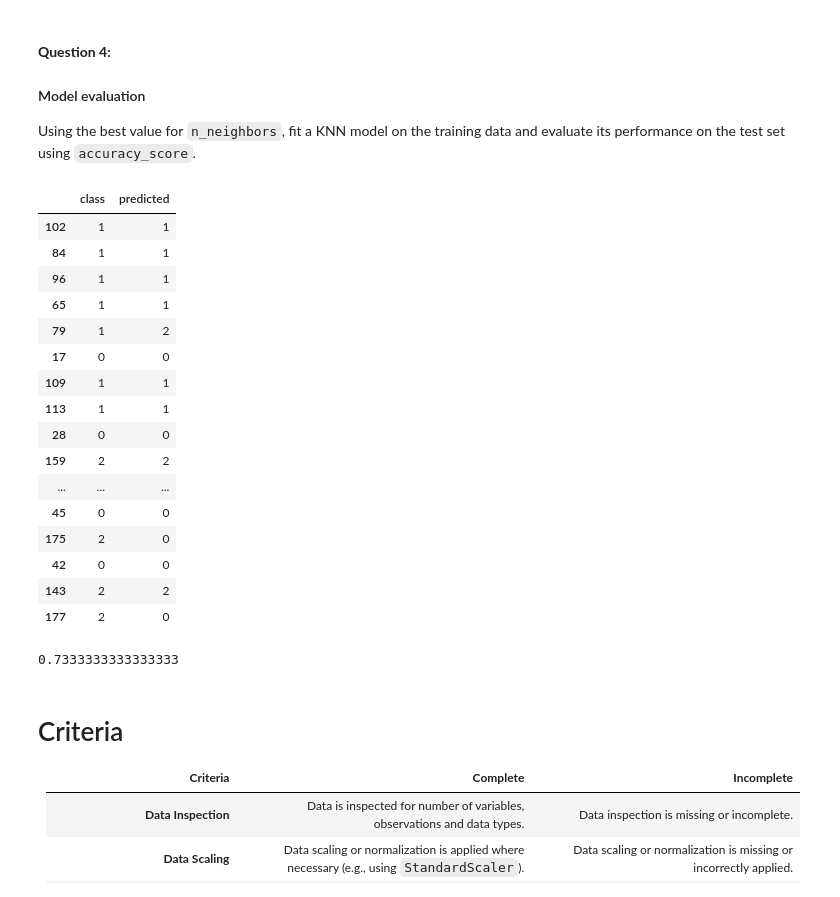
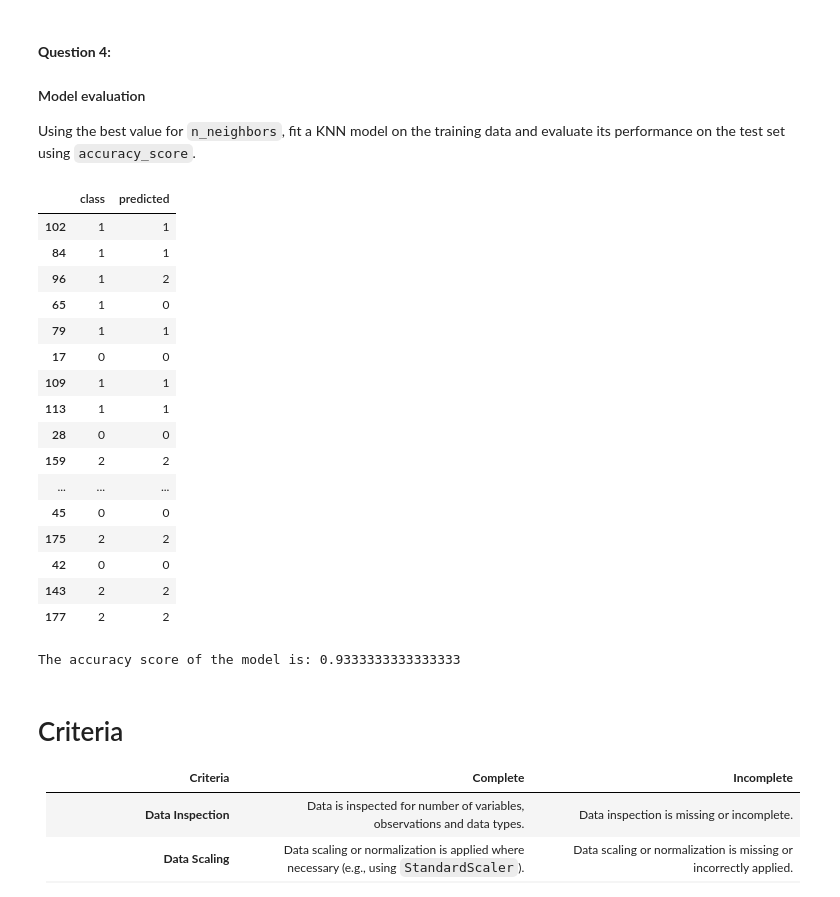
Before and after one commit to evaxwu/LCR, a Jupyter notebook: 02_activities/assignments/assignment_1.ipynb, the cells around one changed output. Saved outputs shown, nothing was run; the diff lists cells and outputs as text; code cells hidden in the pictures.

```diff
--- a/02_activities/assignments/assignment_1.ipynb
+++ b/02_activities/assignments/assignment_1.ipynb
@@ -230,18 +232,18 @@ plt.show()
 
 Using the best value for `n_neighbors`, fit a KNN model on the training data and evaluate its performance on the test set using `accuracy_score`.
 # %%
-knn = KNeighborsClassifier(n_neighbors=19)
-knn.fit(X=wine_train[["alcohol", "magnesium"]], y=wine_train["class"])
+knn = KNeighborsClassifier(n_neighbors=7)
+knn.fit(X=wine_train[predictors_standardized.columns], y=wine_train["class"])
 
-wine_test["predicted"] = knn.predict(wine_test[["alcohol", "magnesium"]])
+wine_test["predicted"] = knn.predict(wine_test[predictors_standardized.columns])
 wine_test[["class", "predicted"]]
 # %% [output]
 |  | class | predicted |
 | 102 | 1 | 1 |
 | 84 | 1 | 1 |
-| 96 | 1 | 1 |
-| 65 | 1 | 1 |
-| 79 | 1 | 2 |
+| 96 | 1 | 2 |
+| 65 | 1 | 0 |
+| 79 | 1 | 1 |
 | 17 | 0 | 0 |
 | 109 | 1 | 1 |
 | 113 | 1 | 1 |
@@ -249,15 +251,15 @@ wine_test[["class", "predicted"]]
 | 159 | 2 | 2 |
 | ... | ... | ... |
 | 45 | 0 | 0 |
-| 175 | 2 | 0 |
+| 175 | 2 | 2 |
 | 42 | 0 | 0 |
 | 143 | 2 | 2 |
-| 177 | 2 | 0 |
+| 177 | 2 | 2 |
 # %%
-accuracy_score(wine_test["class"], wine_test["predicted"])
-# alternatively, knn.score(wine_test[["alcohol", "magnesium"]], wine_test["class"])
+print("The accuracy score of the model is:", accuracy_score(wine_test["class"], wine_test["predicted"]))
+# alternatively, knn.score(wine_test[predictors_standardized.columns], wine_test["class"])
 # %% [output]
-0.7333333333333333
+The accuracy score of the model is: 0.9333333333333333
 # %% [markdown]
 # Criteria
 
```
Also changed, not shown: parts of 11 cells of this notebook.
